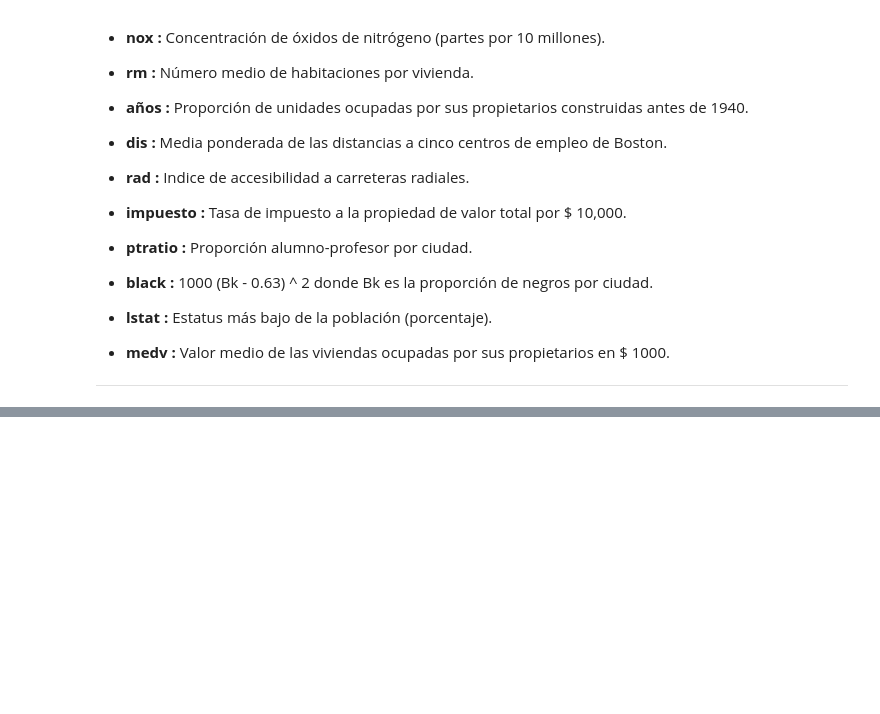
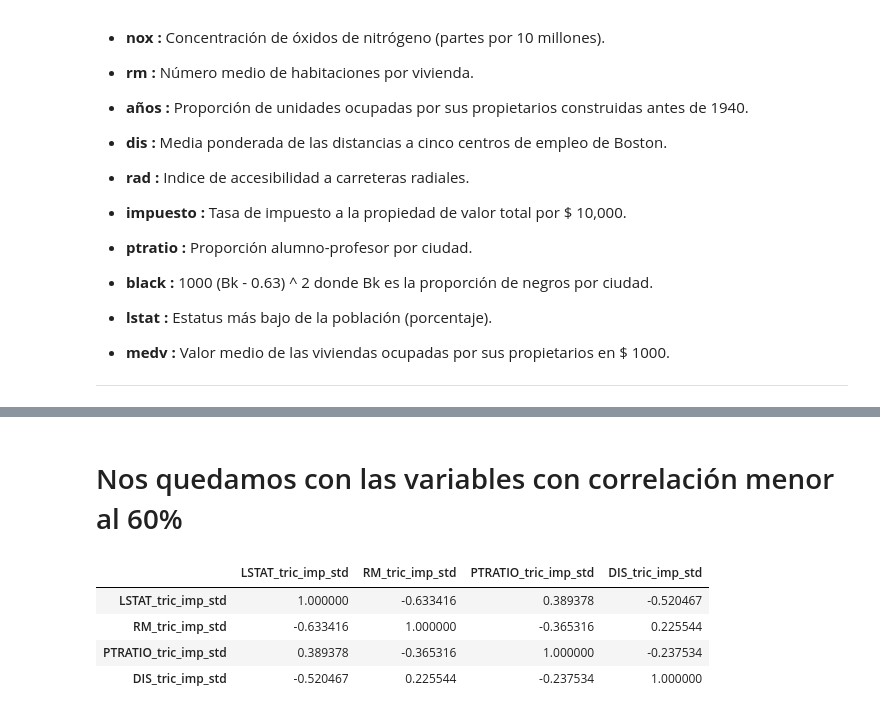
Before and after one commit to GPBlaster/CODE_GP_PROJECT_MLDL, a Jupyter notebook: Supervised_models/Linear_regression/Lab_Boston_Housing_v2.ipynb, the cells around one changed output, grey strips where cells are left out. Saved outputs shown, nothing was run; the diff lists cells and outputs as text; code cells hidden in the pictures; blank space fills up the shorter version.

```diff
--- a/Supervised_models/Linear_regression/Lab_Boston_Housing_v2.ipynb
+++ b/Supervised_models/Linear_regression/Lab_Boston_Housing_v2.ipynb
@@ -790,0 +809,13 @@ train[['RM_tric_imp_std',
+# %% [markdown]
+# Nos quedamos con las variables con correlación menor al 60%
+# %%
+train[['LSTAT_tric_imp_std',
+       'RM_tric_imp_std',
+       'PTRATIO_tric_imp_std',
+       'DIS_tric_imp_std']].corr()
+# %% [output]
+|  | LSTAT_tric_imp_std | RM_tric_imp_std | PTRATIO_tric_imp_std | DIS_tric_imp_std |
+| LSTAT_tric_imp_std | 1.000000 | -0.633416 | 0.389378 | -0.520467 |
+| RM_tric_imp_std | -0.633416 | 1.000000 | -0.365316 | 0.225544 |
+| PTRATIO_tric_imp_std | 0.389378 | -0.365316 | 1.000000 | -0.237534 |
+| DIS_tric_imp_std | -0.520467 | 0.225544 | -0.237534 | 1.000000 |
```
Also changed, not shown: parts of 16 cells of this notebook.
